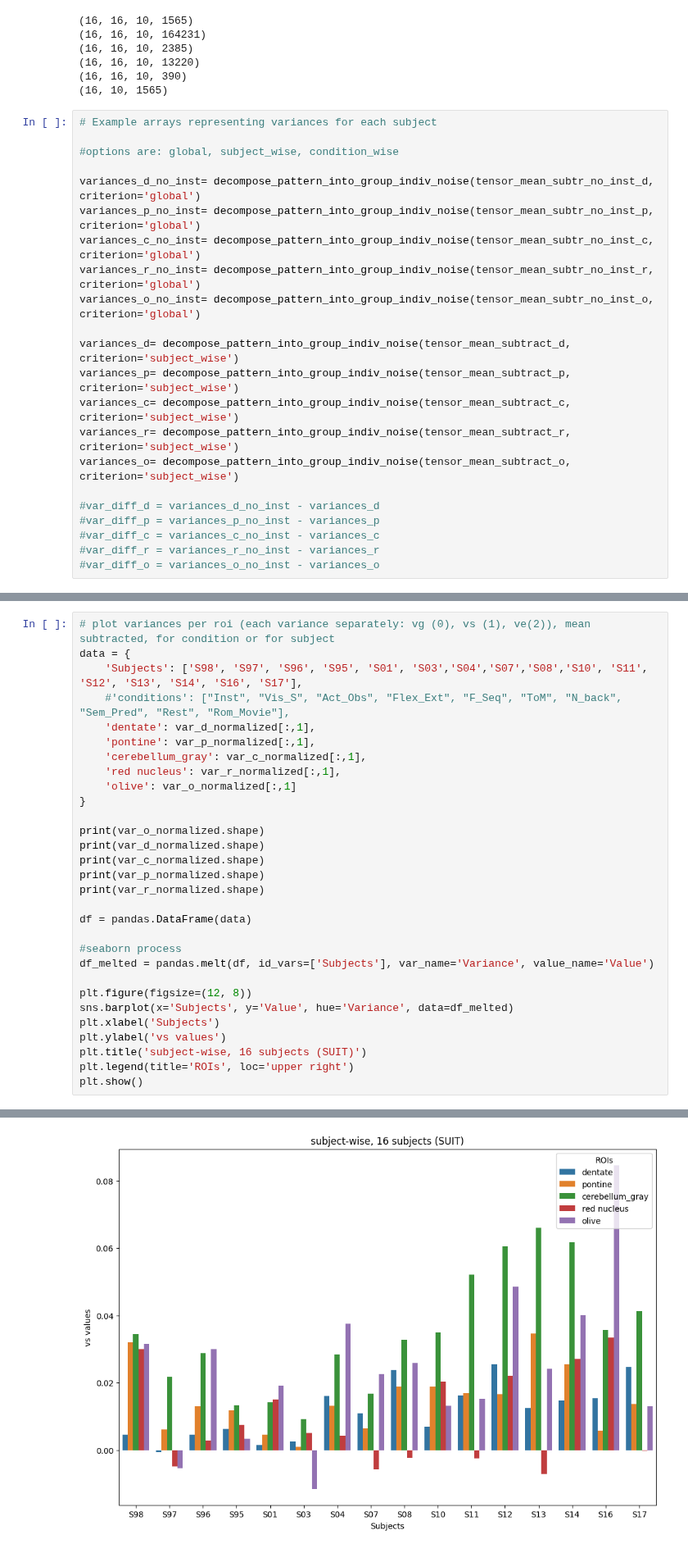
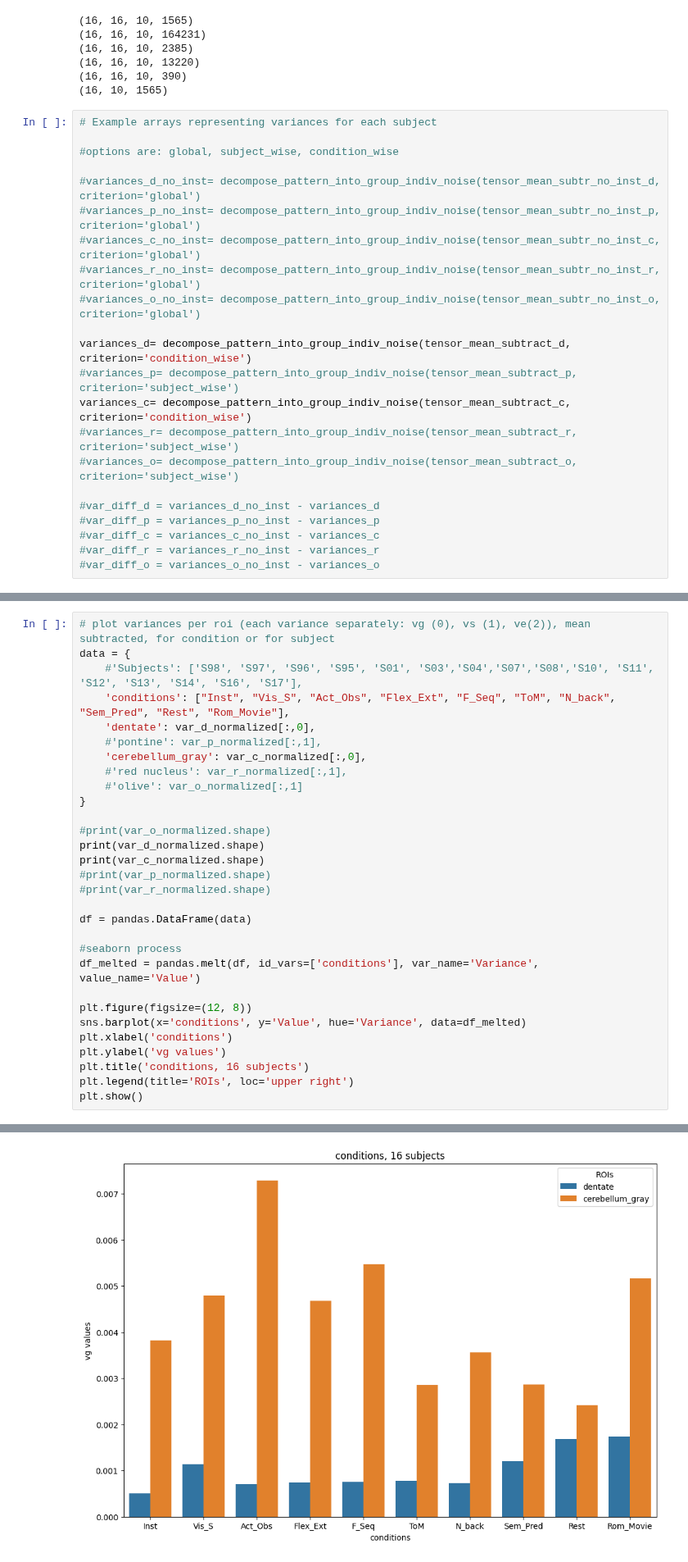
Before and after one commit to DiedrichsenLab/Pontine7T, a Jupyter notebook: notebooks/plots_decomp_var.ipynb, the cells around one changed output, grey strips where cells are left out. Shown at 82% size. Cells and saved outputs as stored; diff of their text form.

```diff
--- a/notebooks/plots_decomp_var.ipynb
+++ b/notebooks/plots_decomp_var.ipynb
@@ -451,17 +444,17 @@ print(tensor_mean_subtract_o[0].shape)
 
 #options are: global, subject_wise, condition_wise
 
-variances_d_no_inst= decompose_pattern_into_group_indiv_noise(tensor_mean_subtr_no_inst_d, criterion='global')
-variances_p_no_inst= decompose_pattern_into_group_indiv_noise(tensor_mean_subtr_no_inst_p, criterion='global')
-variances_c_no_inst= decompose_pattern_into_group_indiv_noise(tensor_mean_subtr_no_inst_c, criterion='global')
-variances_r_no_inst= decompose_pattern_into_group_indiv_noise(tensor_mean_subtr_no_inst_r, criterion='global')
-variances_o_no_inst= decompose_pattern_into_group_indiv_noise(tensor_mean_subtr_no_inst_o, criterion='global')
+#variances_d_no_inst= decompose_pattern_into_group_indiv_noise(tensor_mean_subtr_no_inst_d, criterion='global')
+#variances_p_no_inst= decompose_pattern_into_group_indiv_noise(tensor_mean_subtr_no_inst_p, criterion='global')
+#variances_c_no_inst= decompose_pattern_into_group_indiv_noise(tensor_mean_subtr_no_inst_c, criterion='global')
+#variances_r_no_inst= decompose_pattern_into_group_indiv_noise(tensor_mean_subtr_no_inst_r, criterion='global')
+#variances_o_no_inst= decompose_pattern_into_group_indiv_noise(tensor_mean_subtr_no_inst_o, criterion='global')
 
-variances_d= decompose_pattern_into_group_indiv_noise(tensor_mean_subtract_d, criterion='subject_wise')
-variances_p= decompose_pattern_into_group_indiv_noise(tensor_mean_subtract_p, criterion='subject_wise')
-variances_c= decompose_pattern_into_group_indiv_noise(tensor_mean_subtract_c, criterion='subject_wise')
-variances_r= decompose_pattern_into_group_indiv_noise(tensor_mean_subtract_r, criterion='subject_wise')
-variances_o= decompose_pattern_into_group_indiv_noise(tensor_mean_subtract_o, criterion='subject_wise')
+variances_d= decompose_pattern_into_group_indiv_noise(tensor_mean_subtract_d, criterion='condition_wise')
+#variances_p= decompose_pattern_into_group_indiv_noise(tensor_mean_subtract_p, criterion='subject_wise')
+variances_c= decompose_pattern_into_group_indiv_noise(tensor_mean_subtract_c, criterion='condition_wise')
+#variances_r= decompose_pattern_into_group_indiv_noise(tensor_mean_subtract_r, criterion='subject_wise')
+#variances_o= decompose_pattern_into_group_indiv_noise(tensor_mean_subtract_o, criterion='subject_wise')
 
 #var_diff_d = variances_d_no_inst - variances_d
 #var_diff_p = variances_p_no_inst - variances_p
@@ -522,31 +509,31 @@ print(var_r_normalized)
 # %%
 # plot variances per roi (each variance separately: vg (0), vs (1), ve(2)), mean subtracted, for condition or for subject
 data = {
-    'Subjects': ['S98', 'S97', 'S96', 'S95', 'S01', 'S03','S04','S07','S08','S10', 'S11', 'S12', 'S13', 'S14', 'S16', 'S17'],
-    #'conditions': ["Inst", "Vis_S", "Act_Obs", "Flex_Ext", "F_Seq", "ToM", "N_back", "Sem_Pred", "Rest", "Rom_Movie"],
-    'dentate': var_d_normalized[:,1],
-    'pontine': var_p_normalized[:,1],
-    'cerebellum_gray': var_c_normalized[:,1],
-    'red nucleus': var_r_normalized[:,1],
-    'olive': var_o_normalized[:,1]
+    #'Subjects': ['S98', 'S97', 'S96', 'S95', 'S01', 'S03','S04','S07','S08','S10', 'S11', 'S12', 'S13', 'S14', 'S16', 'S17'],
+    'conditions': ["Inst", "Vis_S", "Act_Obs", "Flex_Ext", "F_Seq", "ToM", "N_back", "Sem_Pred", "Rest", "Rom_Movie"],
+    'dentate': var_d_normalized[:,0],
+    #'pontine': var_p_normalized[:,1],
+    'cerebellum_gray': var_c_normalized[:,0],
+    #'red nucleus': var_r_normalized[:,1],
+    #'olive': var_o_normalized[:,1]
 }
 
-print(var_o_normalized.shape)
+#print(var_o_normalized.shape)
 print(var_d_normalized.shape)
 print(var_c_normalized.shape)
-print(var_p_normalized.shape)
-print(var_r_normalized.shape)
+#print(var_p_normalized.shape)
+#print(var_r_normalized.shape)
 
 df = pandas.DataFrame(data)
 
 #seaborn process
-df_melted = pandas.melt(df, id_vars=['Subjects'], var_name='Variance', value_name='Value')
+df_melted = pandas.melt(df, id_vars=['conditions'], var_name='Variance', value_name='Value')
 
 plt.figure(figsize=(12, 8))
-sns.barplot(x='Subjects', y='Value', hue='Variance', data=df_melted)
-plt.xlabel('Subjects')
-plt.ylabel('vs values')
-plt.title('subject-wise, 16 subjects (SUIT)')
+sns.barplot(x='conditions', y='Value', hue='Variance', data=df_melted)
+plt.xlabel('conditions')
+plt.ylabel('vg values')
+plt.title('conditions, 16 subjects')
 plt.legend(title='ROIs', loc='upper right')
 plt.show()
 # %% [output]
@@ -558,4 +542,4 @@ plt.show()
-[figure, old version]
+[figure, new version]
 # %%
 #Plot subject-wise variance per ROI
 
```
Also changed, not shown: parts of 20 cells of this notebook, 1 other file.
